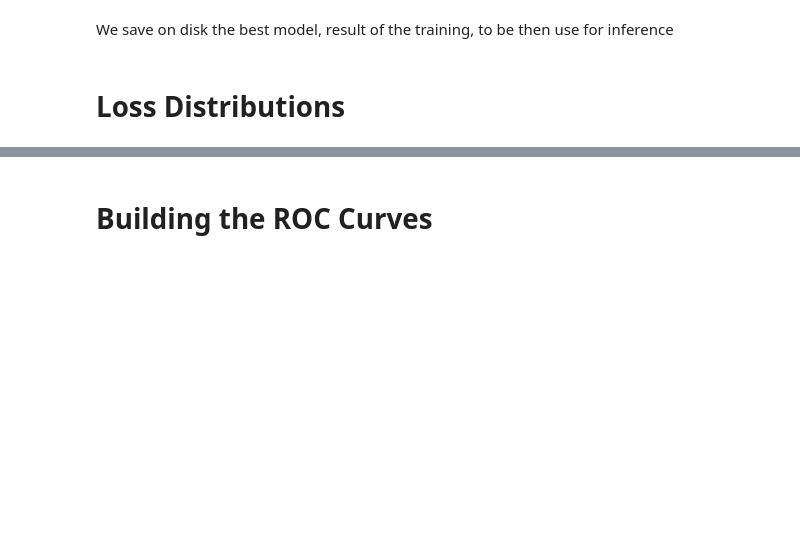
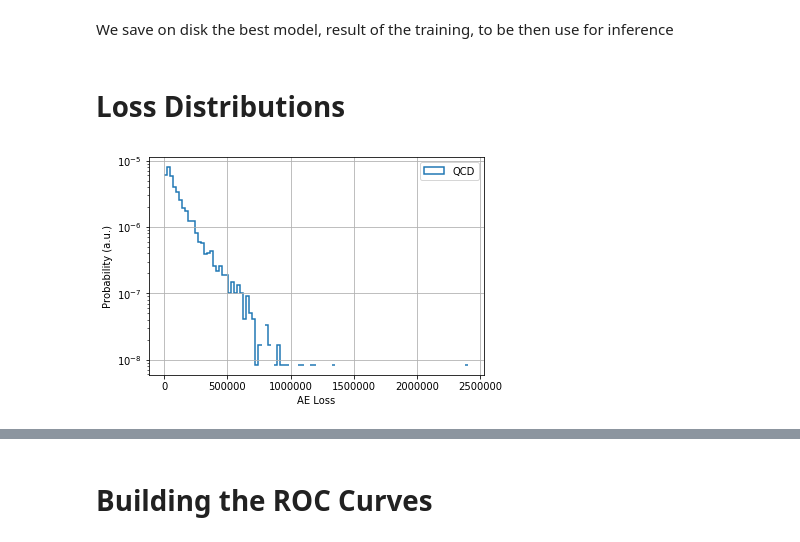
Before and after one commit to pierinim/tutorials, a Jupyter notebook: HiggsSchool/Lecture4/Notebook7_VAE_Conv2D.ipynb, the cells around one changed output, grey strips where cells are left out. Saved outputs shown, nothing was run; the diff lists cells and outputs as text; code cells hidden in the pictures; blank space fills up the shorter version.

```diff
--- a/HiggsSchool/Lecture4/Notebook7_VAE_Conv2D.ipynb
+++ b/HiggsSchool/Lecture4/Notebook7_VAE_Conv2D.ipynb
@@ -293,10 +296,10 @@ autoencoder.save_weights("tutorials/HiggsSchool/models/jetAE_Conv2D.h5")
 labels = ['W', 'Z', 'top']
 # %%
 anomaly = [jetImage_W, jetImage_Z, jetImage_t]
-predictedQCD = autoencoder.predict(X_test)
+predictedQCD = vae.predict(X_test)
 predicted_anomaly = []
 for i in range(len(labels)):
-    predicted_anomaly.append(autoencoder.predict(anomaly[i]))
+    predicted_anomaly.append(vae.predict(anomaly[i]))
 # %%
 def mse(image_in, image_out):
     mse = (image_out-image_in)*(image_out-image_in)
@@ -317,15 +320,17 @@ lossQCD_1 = lossQCD
 # %%
 maxScore = np.max(lossQCD)
 # plot QCD
 plt.figure()
-plt.hist(lossQCD_1, bins=100, label='QCD', density=True, range=(0, maxScore),
+plt.hist(lossQCD_1, bins=100, label='QCD', normed=True, range=(0, maxScore),
          histtype='step', fill=False, linewidth=1.5)
 plt.semilogy()
 plt.xlabel("AE Loss")
 plt.ylabel("Probability (a.u.)")
 plt.grid(True)
 plt.legend(loc='upper right')
 plt.show()
+# %% [output]
+[figure, added]
 # %%
 maxScore = np.max(lossQCD)
 # plot QCD
```
Also changed, not shown: parts of 10 cells of this notebook.
